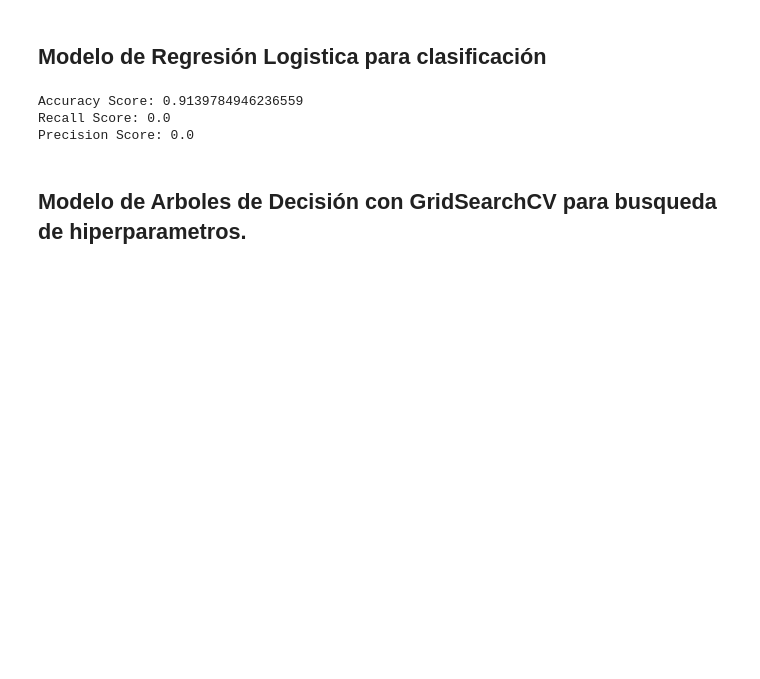
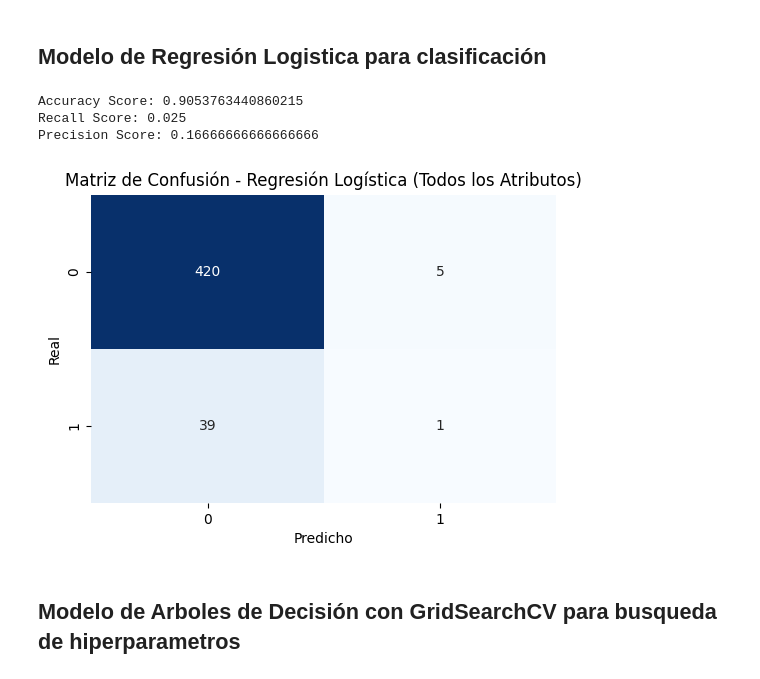
Before and after one commit to mercho40/tp1-ai, a Jupyter notebook: converso_mersich_jones_CE.ipynb, the cells around one changed output. Saved outputs shown, nothing was run; the diff lists cells and outputs as text; code cells hidden in the pictures; blank space fills up the shorter version.

```diff
--- a/converso_mersich_jones_CE.ipynb
+++ b/converso_mersich_jones_CE.ipynb
@@ -168,21 +236,31 @@ X_test_imputed = imputer.transform(X_test)
 # %% [markdown]
 ## Modelo de Regresión Logistica para clasificación
 # %%
-# Entrenar y evaluar el modelo
-model = LogisticRegression()
+# Entrenar modelo
+model = LogisticRegression(max_iter=10000)
 model.fit(X_train_imputed, y_train)
 
 # Evaluar con train/test split
 y_pred = model.predict(X_test_imputed)
 print("Accuracy Score:", accuracy_score(y_test, y_pred))
-print("Recall Score:", recall_score(y_test, y_pred))
-print("Precision Score:", precision_score(y_test, y_pred))
+print("Recall Score:", recall_score(y_test, y_pred, zero_division=0))
+print("Precision Score:", precision_score(y_test, y_pred, zero_division=0))
+
+# Matriz de confusión
+cm = confusion_matrix(y_test, y_pred)
+plt.figure(figsize=(6, 4))
+sns.heatmap(cm, annot=True, fmt='d', cmap='Blues', cbar=False)
+plt.title('Matriz de Confusión - Regresión Logística (Todos los Atributos)')
+plt.ylabel('Real')
+plt.xlabel('Predicho')
+plt.show()
 # %% [output]
-Accuracy Score: 0.9139784946236559
-Recall Score: 0.0
-Precision Score: 0.0
+Accuracy Score: 0.9053763440860215
+Recall Score: 0.025
+Precision Score: 0.16666666666666666
+[figure, added]
 # %% [markdown]
-##  Modelo de Arboles de Decisión con GridSearchCV para busqueda de hiperparametros.
+## Modelo de Arboles de Decisión con GridSearchCV para busqueda de hiperparametros
 # %%
 from sklearn.model_selection import GridSearchCV
 from sklearn.model_selection import StratifiedKFold
```
Also changed, not shown: parts of 11 cells of this notebook.
